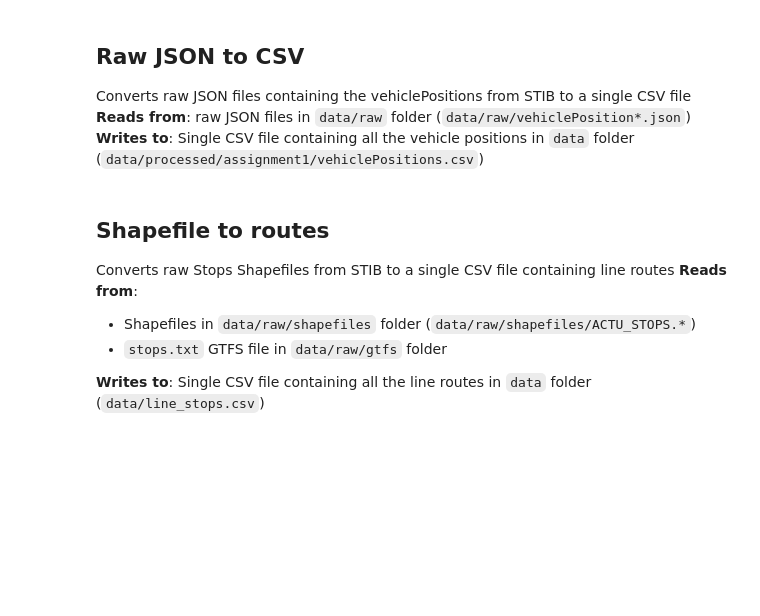
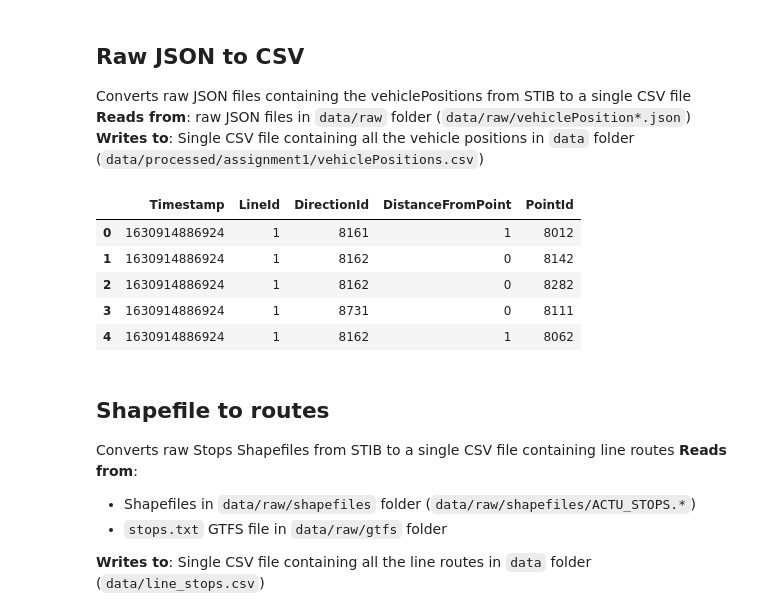
Before and after one commit to abroniewski/STIB-Hach-My-Ride, a Jupyter notebook: notebooks/assignment-1.ipynb, the cells around one changed output. Cells and saved outputs as stored; diff of their text form; code cells hidden in the pictures; blank space fills up the shorter version.

Commit message:
Update Raw JSON to CSV section to "Jupyter style"

```diff
--- a/notebooks/assignment-1.ipynb
+++ b/notebooks/assignment-1.ipynb
@@ -22,4 +20,22 @@ import json
 Converts raw JSON files containing the vehiclePositions from STIB to a single CSV file
 **Reads from**: raw JSON files in `data/raw` folder (`data/raw/vehiclePosition*.json`)
 **Writes to**: Single CSV file containing all the vehicle positions in `data` folder (`data/processed/assignment1/vehiclePositions.csv`)
+# %%
+raw_json_files = [
+    '../data/raw/vehicleTimestamp/vehiclePosition01.json',
+    '../data/raw/vehicleTimestamp/vehiclePosition02.json',
+    '../data/raw/vehicleTimestamp/vehiclePosition03.json',
+    '../data/raw/vehicleTimestamp/vehiclePosition04.json',
+    '../data/raw/vehicleTimestamp/vehiclePosition05.json',
+    '../data/raw/vehicleTimestamp/vehiclePosition06.json',
+    '../data/raw/vehicleTimestamp/vehiclePosition07.json',
+    '../data/raw/vehicleTimestamp/vehiclePosition08.json',
+    '../data/raw/vehicleTimestamp/vehiclePosition09.json',
+    '../data/raw/vehicleTimestamp/vehiclePosition10.json',
+    '../data/raw/vehicleTimestamp/vehiclePosition11.json',
+    '../data/raw/vehicleTimestamp/vehiclePosition12.json',
+    '../data/raw/vehicleTimestamp/vehiclePosition13.json'
+]
+vehicle_positions_csv = '../data/processed/assignment1/vehiclePositions.csv'
+csv_header = ['Timestamp', 'LineId', 'DirectionId', 'DistanceFromPoint', 'PointId']
 # %%
@@ -67,3 +64,13 @@ convert_json_files_into_single_csv()
+# %%
+vehicle_positions_df = pd.read_csv(vehicle_positions_csv)
+vehicle_positions_df.head()
+# %% [output]
+|  | Timestamp | LineId | DirectionId | DistanceFromPoint | PointId |
+| 0 | 1630914886924 | 1 | 8161 | 1 | 8012 |
+| 1 | 1630914886924 | 1 | 8162 | 0 | 8142 |
+| 2 | 1630914886924 | 1 | 8162 | 0 | 8282 |
+| 3 | 1630914886924 | 1 | 8731 | 0 | 8111 |
+| 4 | 1630914886924 | 1 | 8162 | 1 | 8062 |
 # %% [markdown]
 ## Shapefile to routes
 
```
Also changed, not shown: parts of 8 cells of this notebook.
